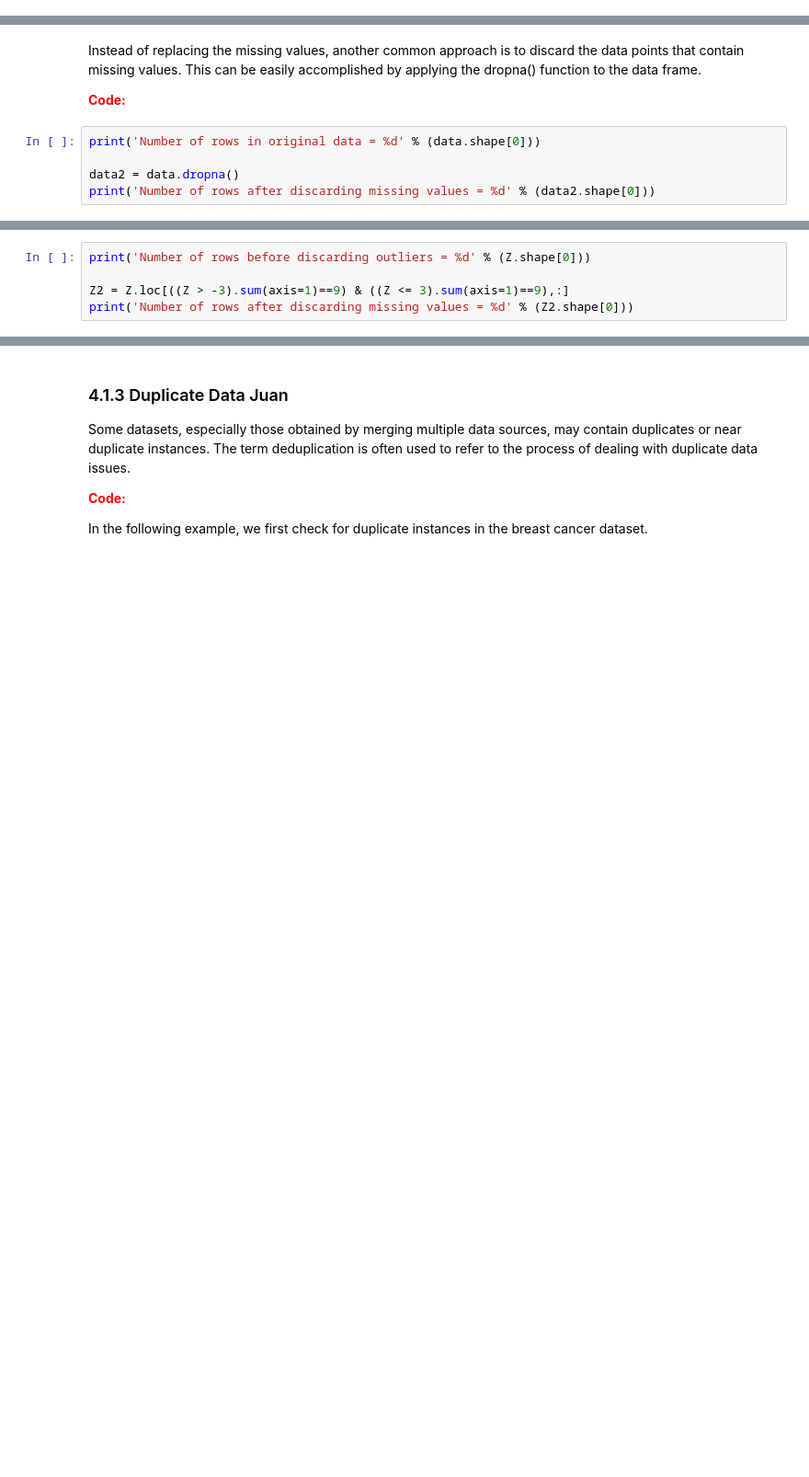
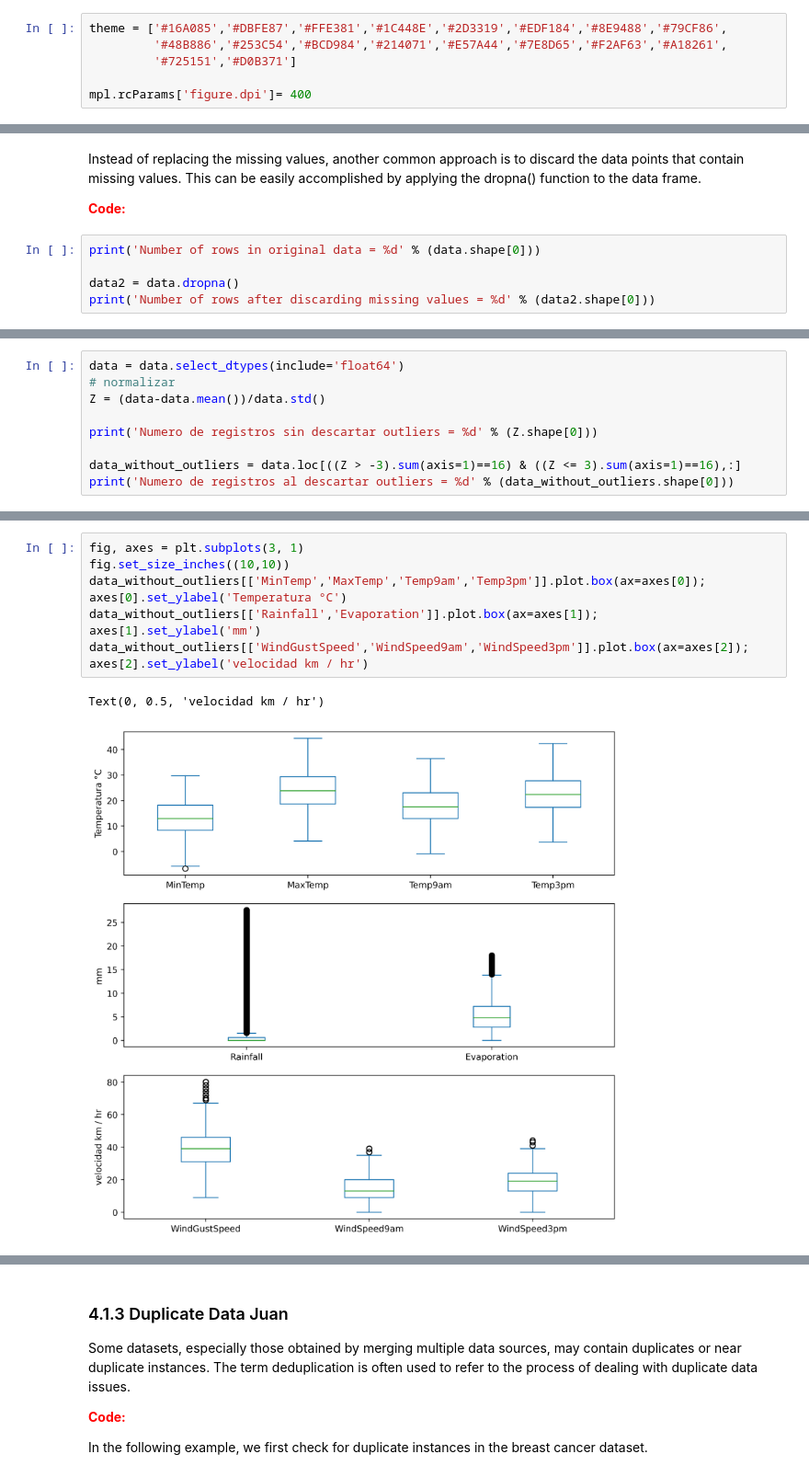
Before and after one commit to acmoral/ProyectoMineria, a Jupyter notebook: Preprocesamiento/preprocesamiento.ipynb, the cells around one changed output, grey strips where cells are left out. Shown at 92% size. Cells and saved outputs as stored; diff of their text form; blank space fills up the shorter version.

Commit message:
9-09-2023 1:03 pm outliers

```diff
--- a/Preprocesamiento/preprocesamiento.ipynb
+++ b/Preprocesamiento/preprocesamiento.ipynb
@@ -8,6 +8,12 @@ from numpy import mean, absolute
 import random
 
 data = pd.read_csv('../data/weatherAUS.csv')
+# %%
+theme = ['#16A085','#DBFE87','#FFE381','#1C448E','#2D3319','#EDF184','#8E9488','#79CF86',
+         '#48B886','#253C54','#BCD984','#214071','#E57A44','#7E8D65','#F2AF63','#A18261',
+         '#725151','#D0B371']
+
+mpl.rcParams['figure.dpi']= 400
 # %% [markdown]
 ### 4.1.1 Missing Values Juan
 
@@ -77,5 +61,9 @@ The following code shows the results of discarding columns with Z > 3 or Z <= -3
 # %%
-print('Number of rows before discarding outliers = %d' % (Z.shape[0]))
+data = data.select_dtypes(include='float64')
+# normalizar
+Z = (data-data.mean())/data.std()
 
-Z2 = Z.loc[((Z > -3).sum(axis=1)==9) & ((Z <= 3).sum(axis=1)==9),:]
-print('Number of rows after discarding missing values = %d' % (Z2.shape[0]))
+print('Numero de registros sin descartar outliers = %d' % (Z.shape[0]))
+
+data_without_outliers = data.loc[((Z > -3).sum(axis=1)==16) & ((Z <= 3).sum(axis=1)==16),:]
+print('Numero de registros al descartar outliers = %d' % (data_without_outliers.shape[0]))
@@ -81,0 +75,12 @@ print('Number of rows after discarding missing values = %d' % (Z2.shape[0]))
+# %%
+fig, axes = plt.subplots(3, 1)
+fig.set_size_inches((10,10))
+data_without_outliers[['MinTemp','MaxTemp','Temp9am','Temp3pm']].plot.box(ax=axes[0]);
+axes[0].set_ylabel('Temperatura °C')
+data_without_outliers[['Rainfall','Evaporation']].plot.box(ax=axes[1]);
+axes[1].set_ylabel('mm')
+data_without_outliers[['WindGustSpeed','WindSpeed9am','WindSpeed3pm']].plot.box(ax=axes[2]);
+axes[2].set_ylabel('velocidad km / hr')
+# %% [output]
+Text(0, 0.5, 'velocidad km / hr')
+[figure, added]
```
Also changed, not shown: parts of 9 cells of this notebook, 1 other file.
